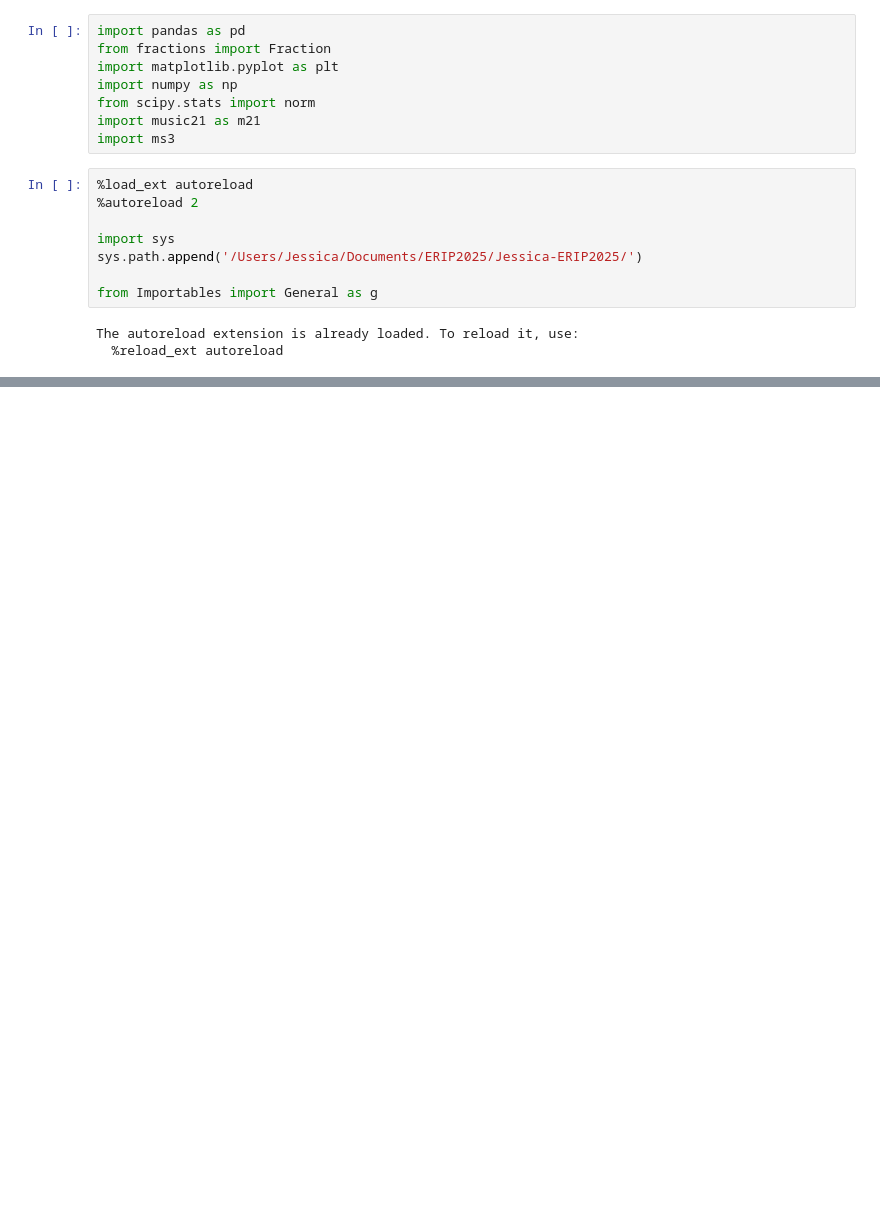
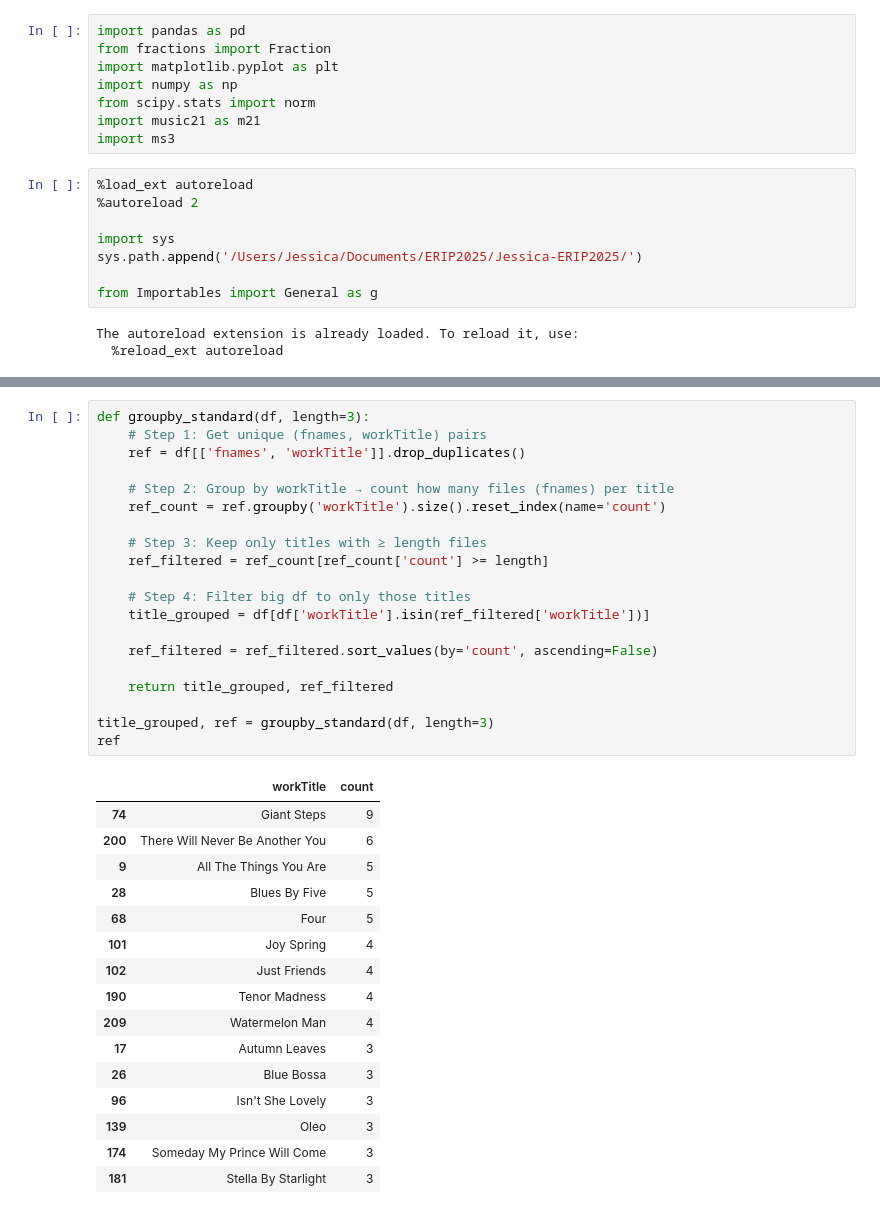
Before and after one commit to 1chenjes1/EPFL_DCML_2025, a Jupyter notebook: Notebooks/0 - Preprocessing.ipynb, the cells around one changed output, grey strips where cells are left out. Cells and saved outputs as stored; diff of their text form; blank space fills up the shorter version.

```diff
--- a/Notebooks/0 - Preprocessing.ipynb
+++ b/Notebooks/0 - Preprocessing.ipynb
@@ -80,0 +58,37 @@ generate_pcs(df)
+# %%
+def groupby_standard(df, length=3):
+    # Step 1: Get unique (fnames, workTitle) pairs
+    ref = df[['fnames', 'workTitle']].drop_duplicates()
+
+    # Step 2: Group by workTitle → count how many files (fnames) per title
+    ref_count = ref.groupby('workTitle').size().reset_index(name='count')
+
+    # Step 3: Keep only titles with ≥ length files
+    ref_filtered = ref_count[ref_count['count'] >= length]
+
+    # Step 4: Filter big df to only those titles
+    title_grouped = df[df['workTitle'].isin(ref_filtered['workTitle'])]
+
+    ref_filtered = ref_filtered.sort_values(by='count', ascending=False)
+
+    return title_grouped, ref_filtered
+
+title_grouped, ref = groupby_standard(df, length=3)
+ref
+# %% [output]
+|  | workTitle | count |
+| 74 | Giant Steps | 9 |
+| 200 | There Will Never Be Another You | 6 |
+| 9 | All The Things You Are | 5 |
+| 28 | Blues By Five | 5 |
+| 68 | Four | 5 |
+| 101 | Joy Spring | 4 |
+| 102 | Just Friends | 4 |
+| 190 | Tenor Madness | 4 |
+| 209 | Watermelon Man | 4 |
+| 17 | Autumn Leaves | 3 |
+| 26 | Blue Bossa | 3 |
+| 96 | Isn't She Lovely | 3 |
+| 139 | Oleo | 3 |
+| 174 | Someday My Prince Will Come | 3 |
+| 181 | Stella By Starlight | 3 |
```
Also changed, not shown: parts of 10 cells of this notebook, 4 other files.
